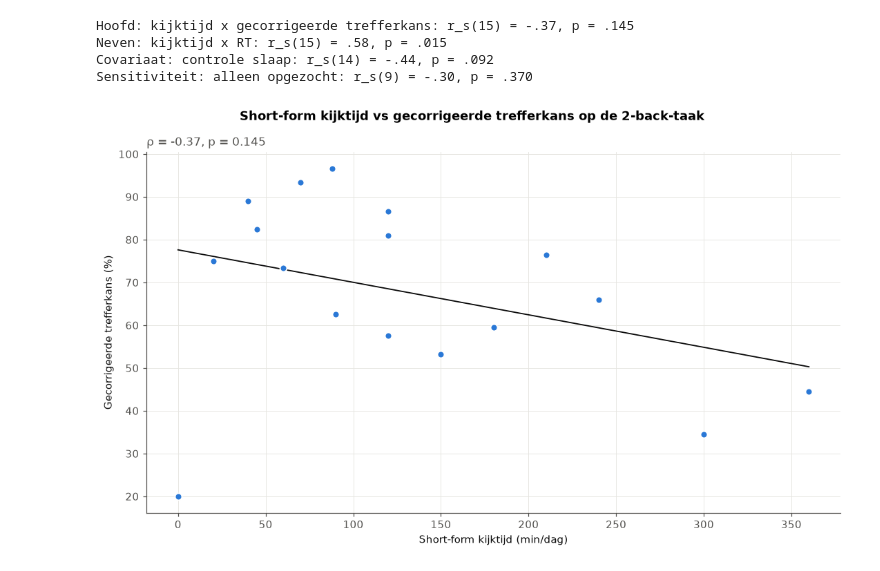
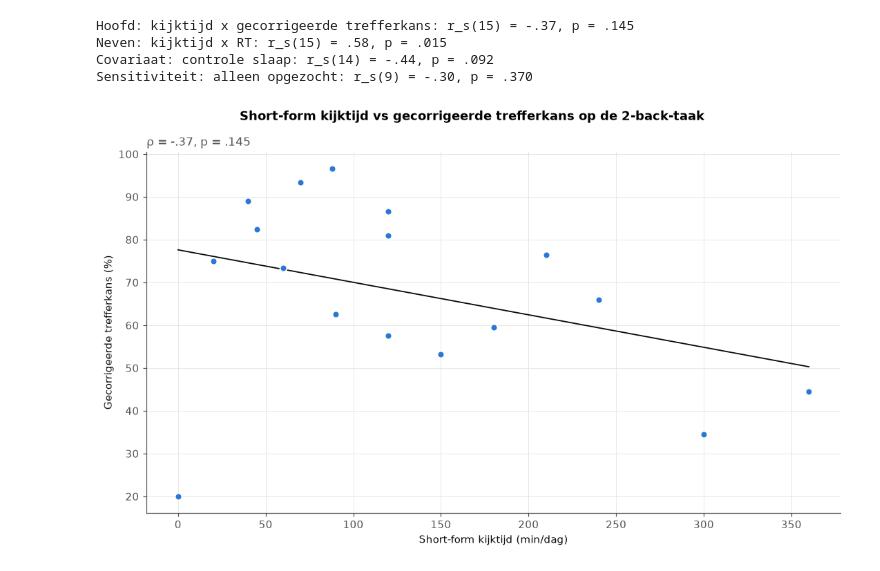
Before and after one commit to Sandj04/cp-analyse, a Jupyter notebook: notebook.ipynb, the cells around one changed output. Cells and saved outputs as stored; diff of their text form; code cells hidden in the pictures.

Commit message:
fix: scatter

```diff
--- a/notebook.ipynb
+++ b/notebook.ipynb
@@ -339,15 +339,15 @@ Sensitiviteit: alleen opgezocht: r_s(9) = -.30, p = .370
 # %%
 def scatter(ax, x, y, xlab, ylab):
     ax.scatter(x, y, s=42, color=BLUE, edgecolor="white", linewidth=1.2, zorder=3)
     b, a = np.polyfit(x, y, 1)
     xs = np.linspace(x.min(), x.max(), 100)
     ax.plot(xs, a + b * xs, color=INK, linewidth=1.2, zorder=2)
     ax.set_xlabel(xlab); ax.set_ylabel(ylab)
-    ax.set_title(f"ρ = {results[0].rho:.2f}, p = {results[0].p:.3f}", loc="left", fontweight="normal", color=MUTED)
+    ax.set_title(f"ρ = {fmt(results[0].rho)}, p {fmt_p(results[0].p)}", loc="left", fontweight="normal", color=MUTED)
 
 fig, ax = plt.subplots(figsize=(10, 6))
 scatter(ax, dataset.shortform_min, dataset.accuracy, "Short-form kijktijd (min/dag)", "Gecorrigeerde trefferkans (%)")
 fig.suptitle("Short-form kijktijd vs gecorrigeerde trefferkans op de 2-back-taak", fontweight="bold")
 fig.tight_layout()
 # %% [output]
-[figure, old version]
+[figure, new version]
```
Also changed, not shown: 2 other files.
